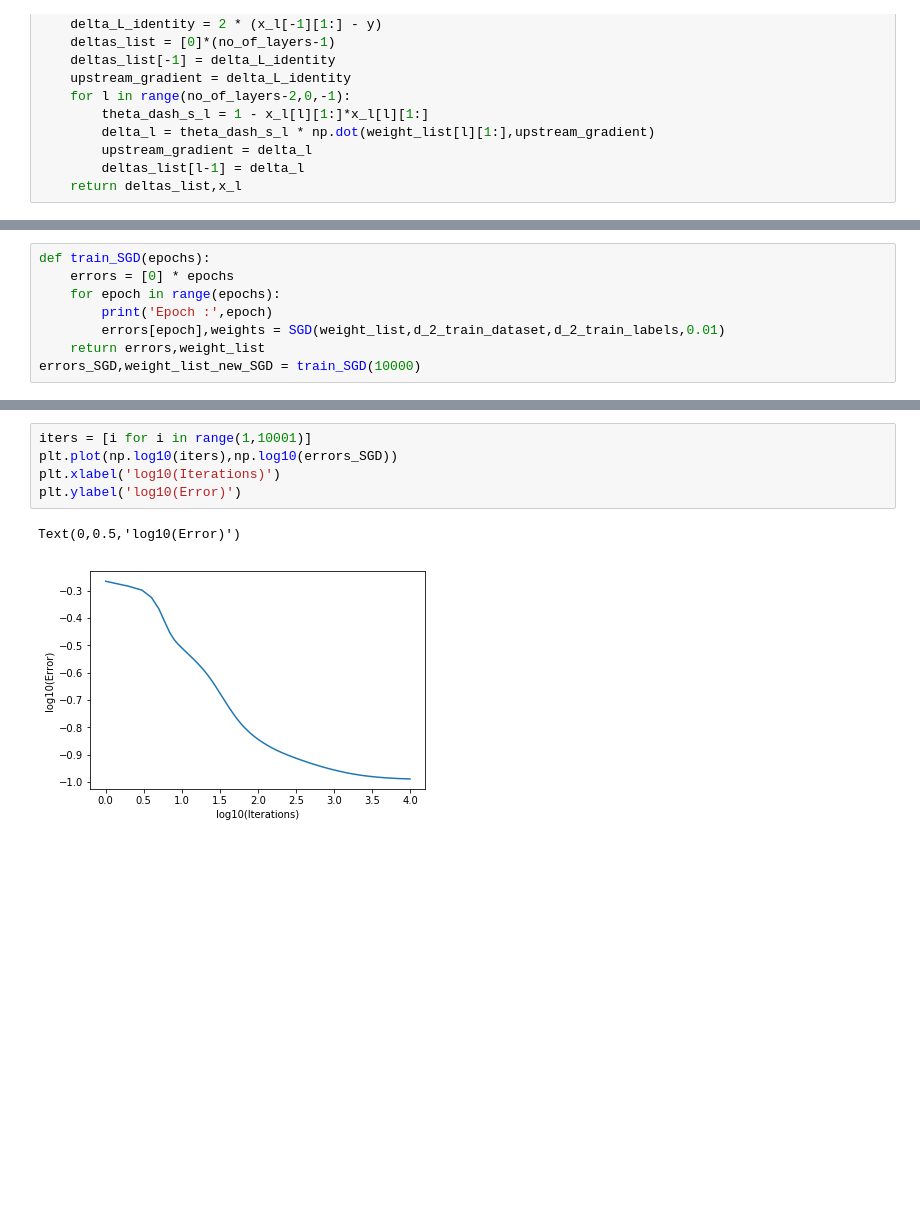
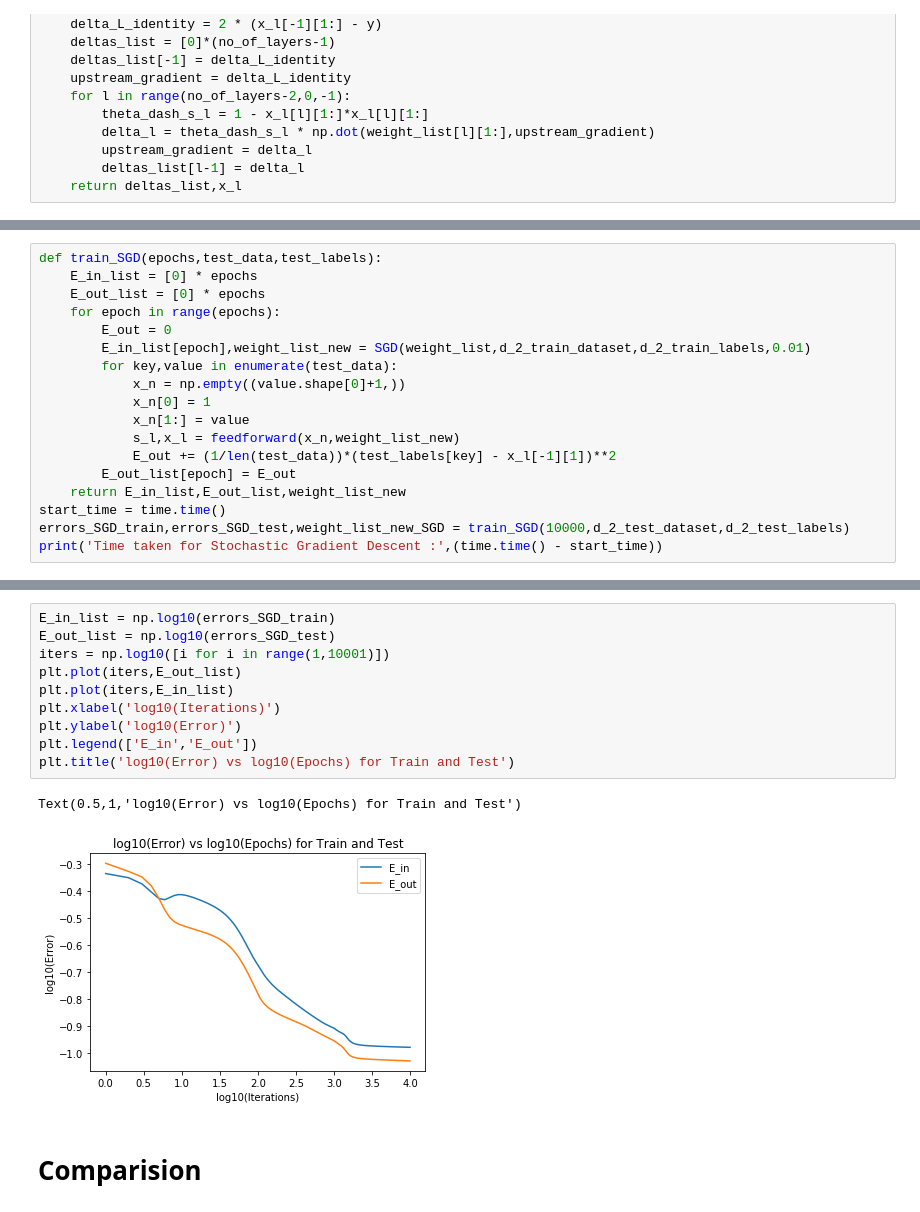
Before and after one commit to anantvir/Neural_Network, a Jupyter notebook: Assignment 7/Jupyter Notebooks/ELEG815_Q4_SGD.ipynb, the cells around one changed output, grey strips where cells are left out. Drawn from its saved outputs; the diff is of its cells as text; blank space fills up the shorter version.

```diff
--- a/Assignment 7/Jupyter Notebooks/ELEG815_Q4_SGD.ipynb
+++ b/Assignment 7/Jupyter Notebooks/ELEG815_Q4_SGD.ipynb
@@ -112,9 +112 @@ def SGD(weight_list,d_2_train_dataset,d_2_train_labels,learning_rate):
     return E_in,weight_list
-# %%
-def train_SGD(epochs):
-    errors = [0] * epochs
-    for epoch in range(epochs):
-        print('Epoch :',epoch)
-        errors[epoch],weights = SGD(weight_list,d_2_train_dataset,d_2_train_labels,0.01)
-    return errors,weight_list
-errors_SGD,weight_list_new_SGD = train_SGD(10000)
@@ -127,0 +115,18 @@ Text(0,0.5,'Error')
+# %%
+def train_SGD(epochs,test_data,test_labels):
+    E_in_list = [0] * epochs
+    E_out_list = [0] * epochs
+    for epoch in range(epochs):
+        E_out = 0
+        E_in_list[epoch],weight_list_new = SGD(weight_list,d_2_train_dataset,d_2_train_labels,0.01)
+        for key,value in enumerate(test_data):
+            x_n = np.empty((value.shape[0]+1,))
+            x_n[0] = 1
+            x_n[1:] = value
+            s_l,x_l = feedforward(x_n,weight_list_new)
+            E_out += (1/len(test_data))*(test_labels[key] - x_l[-1][1])**2
+        E_out_list[epoch] = E_out
+    return E_in_list,E_out_list,weight_list_new
+start_time = time.time()
+errors_SGD_train,errors_SGD_test,weight_list_new_SGD = train_SGD(10000,d_2_test_dataset,d_2_test_labels)
+print('Time taken for Stochastic Gradient Descent :',(time.time() - start_time))
@@ -149,8 +226,15 @@ print((cnt/len(d_2_test_dataset))*100)
 # %%
-iters = [i for i in range(1,10001)]
-plt.plot(np.log10(iters),np.log10(errors_SGD))
+E_in_list = np.log10(errors_SGD_train)
+E_out_list = np.log10(errors_SGD_test)
+iters = np.log10([i for i in range(1,10001)])
+plt.plot(iters,E_out_list)
+plt.plot(iters,E_in_list)
 plt.xlabel('log10(Iterations)')
 plt.ylabel('log10(Error)')
+plt.legend(['E_in','E_out'])
+plt.title('log10(Error) vs log10(Epochs) for Train and Test')
 # %% [output]
-Text(0,0.5,'log10(Error)')
+Text(0.5,1,'log10(Error) vs log10(Epochs) for Train and Test')
-[figure, old version]
+[figure, new version]
+# %% [markdown]
+# Comparision
```
Also changed, not shown: parts of 15 cells of this notebook, 9 other files.
